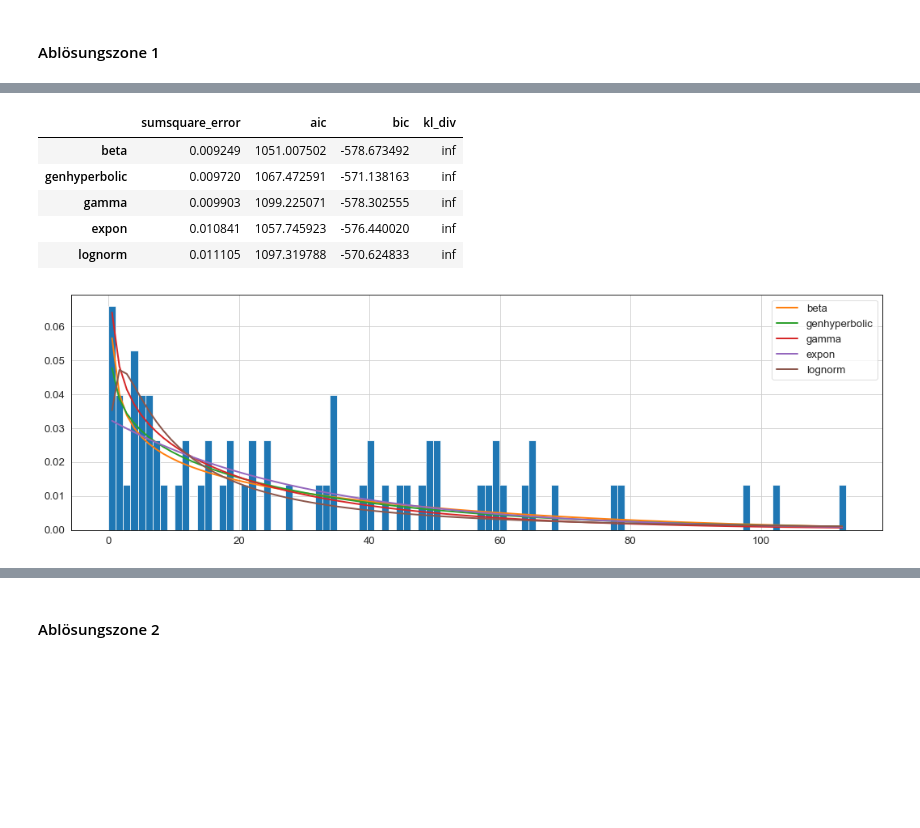
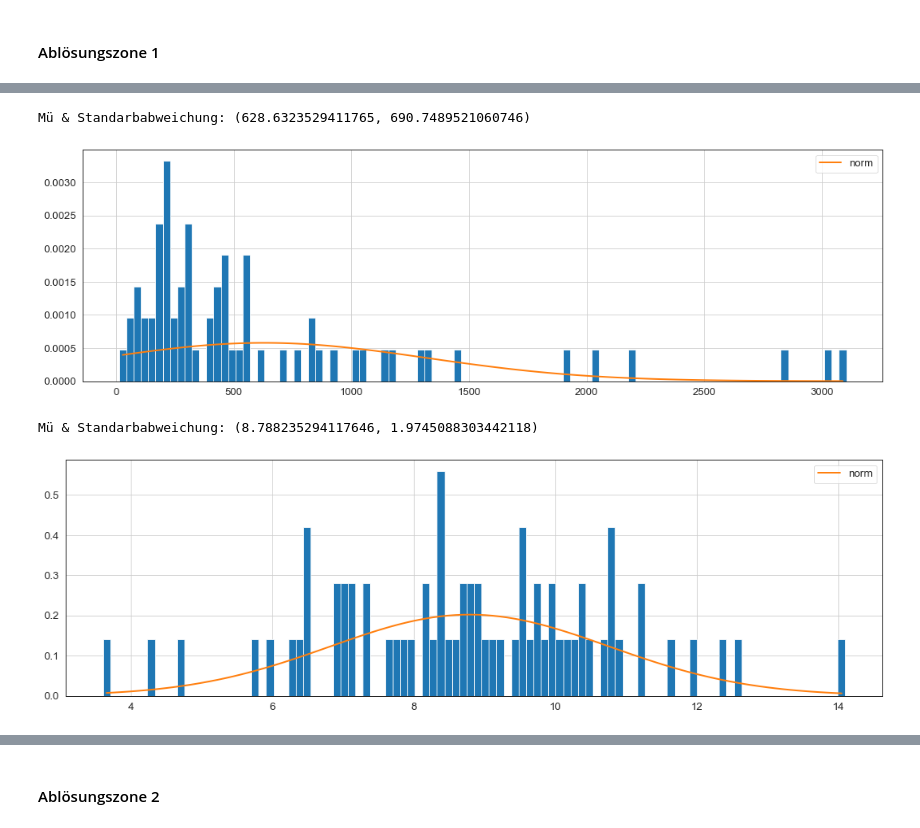
Before and after one commit to 7ben18/FHNW_Steinschlagrisiko, a Jupyter notebook: FHNW_Steinschlagrisiko.ipynb, the cells around one changed output, grey strips where cells are left out. Saved outputs shown, nothing was run; the diff lists cells and outputs as text; code cells hidden in the pictures; blank space fills up the shorter version.

Commit message:
added methods for density plots

```diff
--- a/FHNW_Steinschlagrisiko.ipynb
+++ b/FHNW_Steinschlagrisiko.ipynb
@@ -395,5 +395,31 @@ df_Zeitabstand_1
 ## 5. Wahrscheinlichkeitsverteilungen (Zufallsvariablen)
 # %% [markdown]
 ### 5.1 Wahrscheinlichkeits Dichteplot (PDF)
+# %%
+def densityPlot(dataframe, x_val):
+    sns.set_style('white')
+    sns.set_context("paper", font_scale = 1.5)
+    sns.displot(data=dataframe, x = x_val, kind = "hist", bins = 150, aspect = 3.0)
+    vals = dataframe[x_val].values
+
+    fitter_vals = Fitter(vals, distributions=["norm"])
+
+    """
+    fitter_vals = Fitter(vals,
+               distributions=['alpha',
+                              'beta',
+                              "gamma",
+                              "norm",
+                              "expon",
+                              "lognorm",
+                              "chi2",
+                              "genhyperbolic"])
+    """
+
+    fitter_vals.fit()
+    fitter_vals.summary()
+    norms = fitter_vals.fitted_param["norm"]
+
+    return norms
 # %% [markdown]
 #### Ablösungszone 1
@@ -444,24 +426,14 @@ f_geschwindigkeit1.fitted_param["norm"]
-# %%
-sns.set_style('white')
-sns.set_context("paper", font_scale = 1.5)
-sns.displot(data=df_Zeitabstand_1 , x = 0, kind = "hist", bins = 150, aspect = 3.0)
-zeitabstand_df1 = df_Zeitabstand_1[0].values
-f_zeitabstand1 = Fitter(zeitabstand_df1,
-           distributions=['alpha',
-                          'beta',
-                          "gamma",
-                          "norm",
-                          "expon",
-                          "lognorm",
-                          "chi2",
-                          "genhyperbolic"])
-f_zeitabstand1.fit()
-f_zeitabstand1.summary()
-# %% [output]
-|  | sumsquare_error | aic | bic | kl_div |
-| beta | 0.009249 | 1051.007502 | -578.673492 | inf |
-| genhyperbolic | 0.009720 | 1067.472591 | -571.138163 | inf |
-| gamma | 0.009903 | 1099.225071 | -578.302555 | inf |
-| expon | 0.010841 | 1057.745923 | -576.440020 | inf |
-| lognorm | 0.011105 | 1097.319788 | -570.624833 | inf |
-[figure, removed]
+# %%
+# Masse
+norm_mass_zone1 = densityPlot(df1, "Masse [kg]")
+print("Mü & Standarbabweichung: {}".format(norm_mass_zone1))
+# %% [output]
+Mü & Standarbabweichung: (628.6323529411765, 690.7489521060746)
+[figure, added]
+# %%
+# Geschwindigkeit
+norm_speed_zone1 = densityPlot(df1, "Geschwindigkeit [m/s]")
+print("Mü & Standarbabweichung: {}".format(norm_speed_zone1))
+# %% [output]
+Mü & Standarbabweichung: (8.788235294117646, 1.9745088303442118)
+[figure, added]
```
Also changed, not shown: parts of 9 cells of this notebook.
